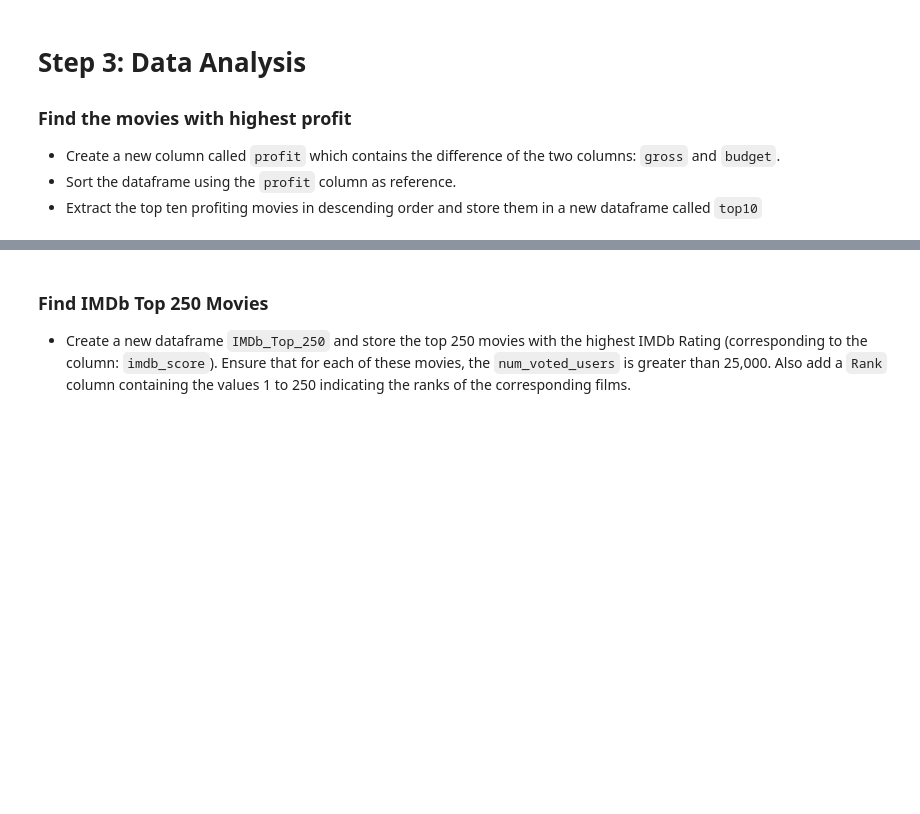
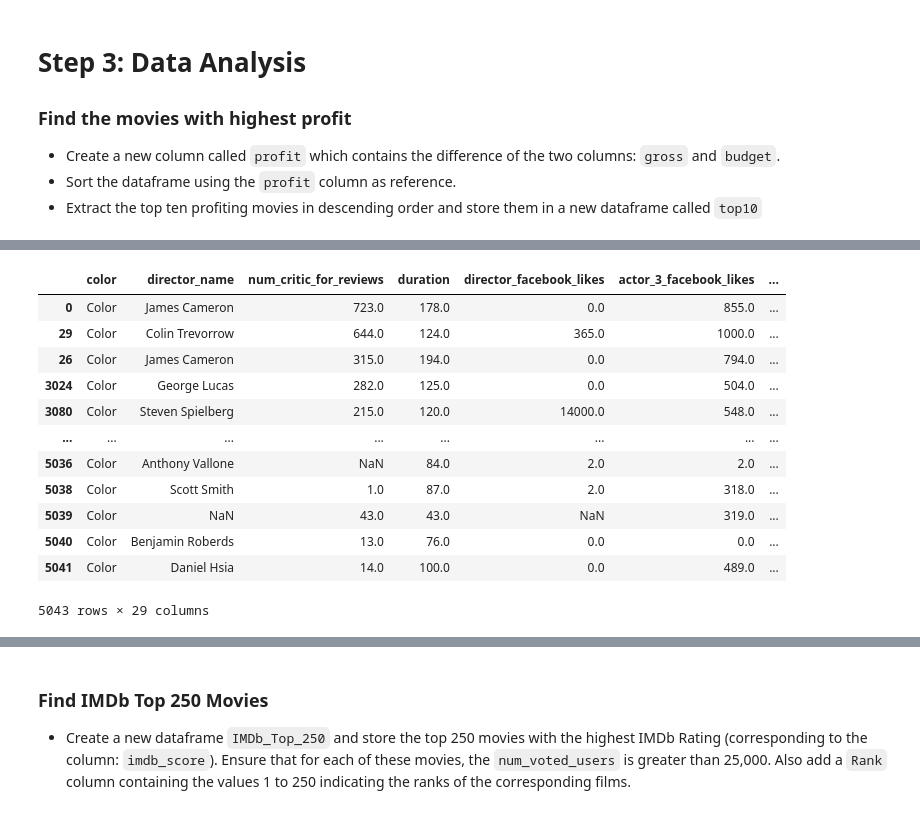
Before and after one commit to PrelaunchZeus2/Data-219-Data_Structures, a Jupyter notebook: HW3_movies_data_analysis.ipynb, the cells around one changed output, grey strips where cells are left out. Drawn from its saved outputs; the diff is of its cells as text; code cells hidden in the pictures; blank space fills up the shorter version.

```diff
--- a/HW3_movies_data_analysis.ipynb
+++ b/HW3_movies_data_analysis.ipynb
@@ -227,5 +227,21 @@ len(movies)-len(movies.drop_duplicates())
 # %%
 # TODO [1 line]: Write your code for sorting the dataframe here [10]
+movies_by_profit = movies.sort_values('Profit', ascending = False)
+movies_by_profit
+# %% [output]
+|  | color | director_name | num_critic_for_reviews | duration | director_facebook_likes | actor_3_facebook_likes | ... |
+| 0 | Color | James Cameron | 723.0 | 178.0 | 0.0 | 855.0 | ... |
+| 29 | Color | Colin Trevorrow | 644.0 | 124.0 | 365.0 | 1000.0 | ... |
+| 26 | Color | James Cameron | 315.0 | 194.0 | 0.0 | 794.0 | ... |
+| 3024 | Color | George Lucas | 282.0 | 125.0 | 0.0 | 504.0 | ... |
+| 3080 | Color | Steven Spielberg | 215.0 | 120.0 | 14000.0 | 548.0 | ... |
+| ... | ... | ... | ... | ... | ... | ... | ... |
+| 5036 | Color | Anthony Vallone | NaN | 84.0 | 2.0 | 2.0 | ... |
+| 5038 | Color | Scott Smith | 1.0 | 87.0 | 2.0 | 318.0 | ... |
+| 5039 | Color | NaN | 43.0 | 43.0 | NaN | 319.0 | ... |
+| 5040 | Color | Benjamin Roberds | 13.0 | 76.0 | 0.0 | 0.0 | ... |
+| 5041 | Color | Daniel Hsia | 14.0 | 100.0 | 0.0 | 489.0 | ... |
+5043 rows × 29 columns
 # %%
 # print the top 10 movies data
 top10 = movies_by_profit.head(10)
```
Also changed, not shown: parts of 9 cells of this notebook.
